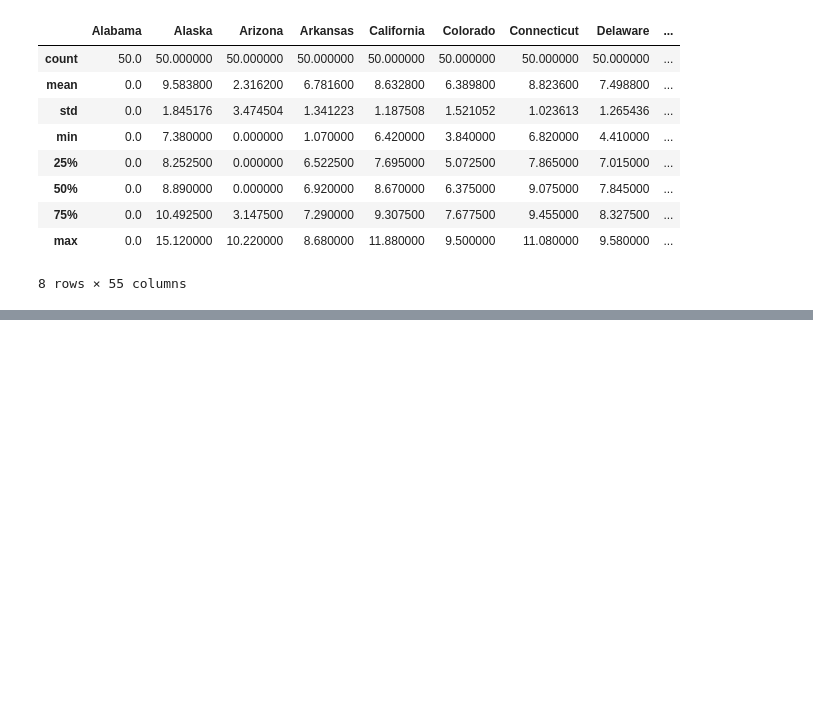
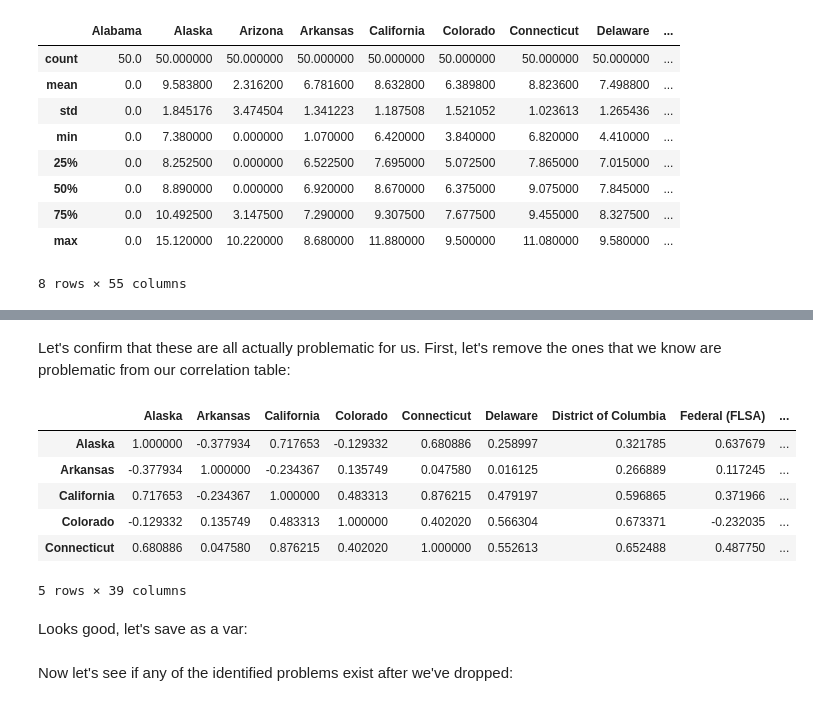
Before and after one commit to illumi91/Groupby_practice, a Jupyter notebook: Groupby on min wage dataset.ipynb, the cells around one changed output, grey strips where cells are left out. Saved outputs shown, nothing was run; the diff lists cells and outputs as text; code cells hidden in the pictures; blank space fills up the shorter version.

```diff
--- a/Groupby on min wage dataset.ipynb
+++ b/Groupby on min wage dataset.ipynb
@@ -65,0 +111,15 @@ act_min_wage.describe()
+# %% [markdown]
+Let's confirm that these are all actually problematic for us. First, let's remove the ones that we know are problematic from our correlation table:
+# %%
+# axis 1 == columns. 0,default, is for rows
+act_min_wage.replace(0, np.NaN).dropna(axis=1).corr().head()
+# %% [output]
+|  | Alaska | Arkansas | California | Colorado | Connecticut | Delaware | District of Columbia | Federal (FLSA) | ... |
+| Alaska | 1.000000 | -0.377934 | 0.717653 | -0.129332 | 0.680886 | 0.258997 | 0.321785 | 0.637679 | ... |
+| Arkansas | -0.377934 | 1.000000 | -0.234367 | 0.135749 | 0.047580 | 0.016125 | 0.266889 | 0.117245 | ... |
+| California | 0.717653 | -0.234367 | 1.000000 | 0.483313 | 0.876215 | 0.479197 | 0.596865 | 0.371966 | ... |
+| Colorado | -0.129332 | 0.135749 | 0.483313 | 1.000000 | 0.402020 | 0.566304 | 0.673371 | -0.232035 | ... |
+| Connecticut | 0.680886 | 0.047580 | 0.876215 | 0.402020 | 1.000000 | 0.552613 | 0.652488 | 0.487750 | ... |
+5 rows × 39 columns
+# %% [markdown]
+Looks good, let's save as a var:
@@ -65,0 +128,2 @@ act_min_wage.describe()
+# %% [markdown]
+Now let's see if any of the identified problems exist after we've dropped:
```
Also changed, not shown: parts of 16 cells of this notebook.
